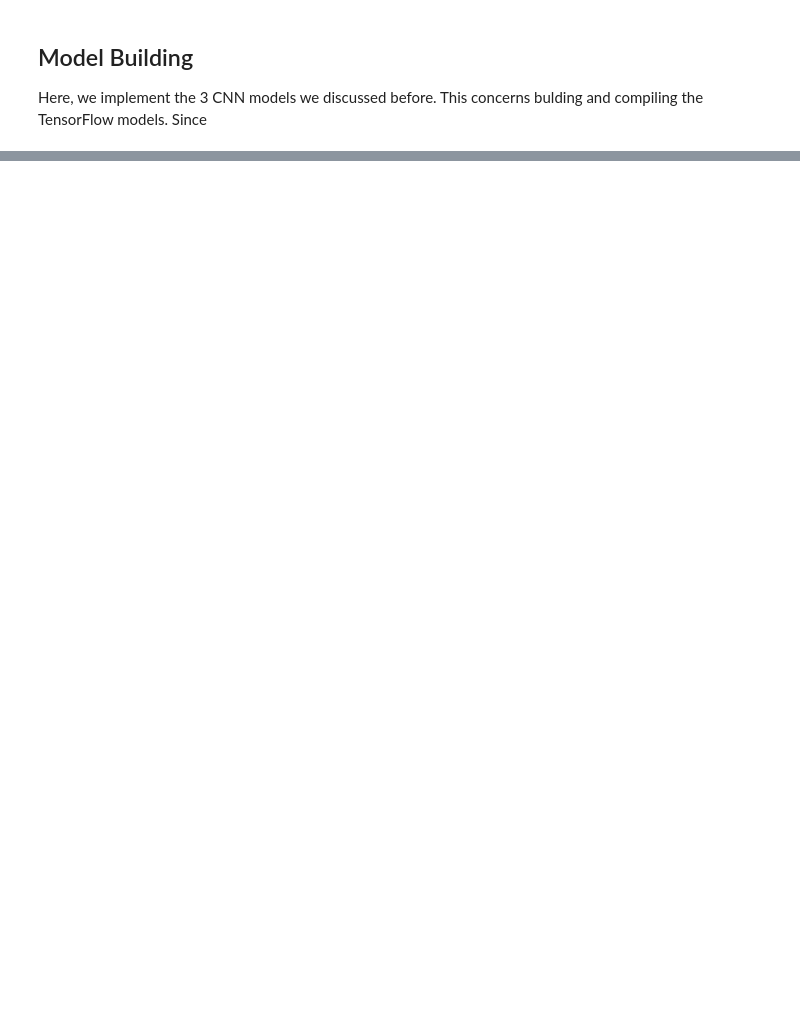
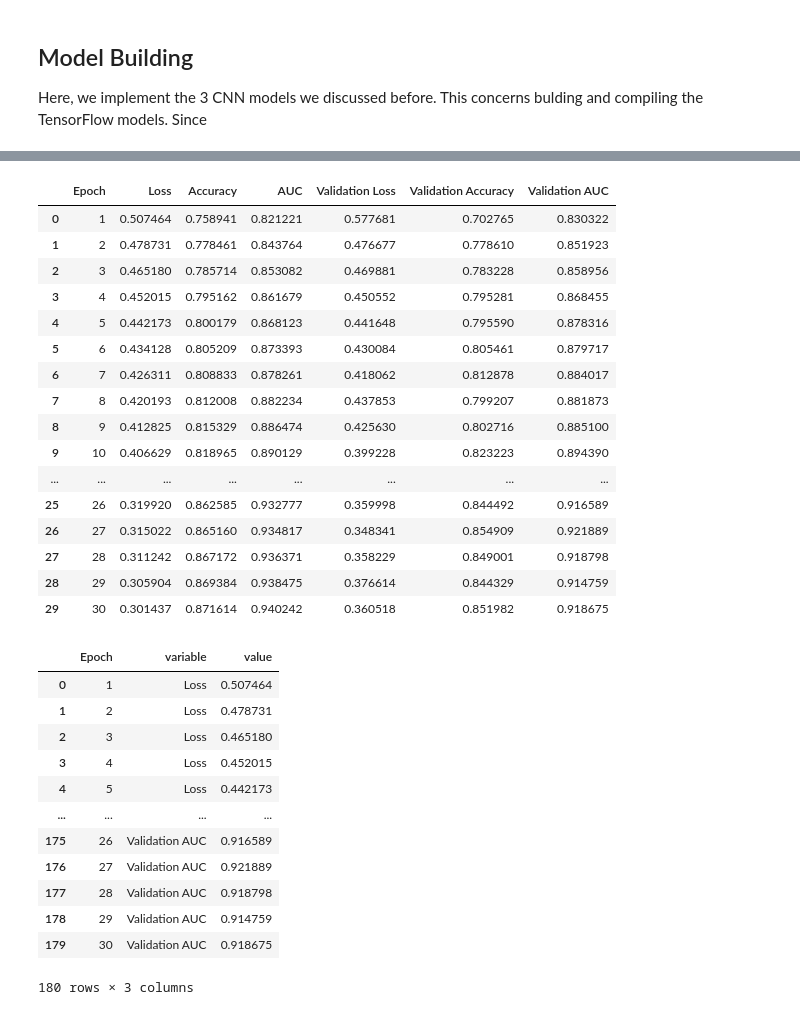
Before and after one commit to benjamin-ahlbrecht/histopathologic-cancer-detection, a Jupyter notebook: src/histopathologic_cancer_detection.ipynb, the cells around one changed output, grey strips where cells are left out. Saved outputs shown, nothing was run; the diff lists cells and outputs as text; code cells hidden in the pictures; blank space fills up the shorter version.

```diff
--- a/src/histopathologic_cancer_detection.ipynb
+++ b/src/histopathologic_cancer_detection.ipynb
@@ -347,16 +381,16 @@ dataset_full = (
         lambda x, y: (normalization(x), y),
         num_parallel_calls=tf.data.AUTOTUNE
     )
-    .cache()
+    .shuffle(len(IMAGE_LABELS))
 )
-
-dataset_full = dataset_full.shuffle(buffer_size, reshuffle_each_iteration=True)
 
 
 
 # Split the dataset into a training set, take batches, and prefetch for training
 dataset_train = (
     dataset_full.take(train_size)
+    .cache()
+    .shuffle(buffer_size, reshuffle_each_iteration=True)
     .batch(64)
     .prefetch(tf.data.AUTOTUNE)
 )
@@ -365,6 +399,7 @@ dataset_train = (
 # Do the same thing to produce a validation set
 dataset_validation = (
     dataset_full.skip(train_size)
+    .cache()
     .batch(64)
     .prefetch(tf.data.AUTOTUNE)
 )
@@ -374,16 +409,16 @@ Here, we implement the 3 CNN models we discussed before. This concerns bulding a
 # %%
 lenet = keras.Sequential([
     keras.layers.Input((36, 36, 3)),
-    keras.layers.Conv2D(filters=5, kernel_size=(5, 5), activation="relu"),
+    keras.layers.Conv2D(filters=6, kernel_size=(5, 5), activation="relu"),
     keras.layers.AveragePooling2D(),
 
-    keras.layers.Conv2D(filters=16, kernel_size=(5, 5), activation="relu"),
+    keras.layers.Conv2D(filters=12, kernel_size=(5, 5), activation="relu"),
     keras.layers.AveragePooling2D(),
 
     keras.layers.Flatten(),
 
     keras.layers.Dense(units=120, activation="relu"),
-    keras.layers.Dense(units=60, activation="relu"),
+    keras.layers.Dense(units=40, activation="relu"),
     keras.layers.Dense(units=1, activation="sigmoid")
 ])
 
@@ -394,7 +429,7 @@ lenet.compile(
 )
 
 callback = keras.callbacks.EarlyStopping(
-    monitor="loss",
+    monitor="val_auc",
     patience=3,
     restore_best_weights=True
 )
@@ -419,9 +454,10 @@ Trainable params: 78,957
 Non-trainable params: 0
 _________________________________________________________________
 # %%
+%%time
 history = lenet.fit(
     dataset_train,
-    epochs=5,
+    epochs=50,
     verbose=1,
     callbacks=[callback],
     validation_data=dataset_validation
@@ -433,0 +540,55 @@ KeyboardInterrupt:
+# %%
+# Create a dataframe from the training history
+source = (
+    pd.DataFrame(history.history)
+    .reset_index()
+    .rename(columns={
+        "index": "Epoch",
+        "loss": "Loss",
+        "accuracy": "Accuracy",
+        "auc": "AUC",
+        "val_loss": "Validation Loss",
+        "val_accuracy": "Validation Accuracy",
+        "val_auc": "Validation AUC"
+    })
+)
+
+source["Epoch"] += 1
+
+
+# Melt the data for multi-series plotting
+source_melt = source.melt(id_vars="Epoch")
+
+display(source)
+display(source_melt)
+# %% [output]
+|  | Epoch | Loss | Accuracy | AUC | Validation Loss | Validation Accuracy | Validation AUC |
+| 0 | 1 | 0.507464 | 0.758941 | 0.821221 | 0.577681 | 0.702765 | 0.830322 |
+| 1 | 2 | 0.478731 | 0.778461 | 0.843764 | 0.476677 | 0.778610 | 0.851923 |
+| 2 | 3 | 0.465180 | 0.785714 | 0.853082 | 0.469881 | 0.783228 | 0.858956 |
+| 3 | 4 | 0.452015 | 0.795162 | 0.861679 | 0.450552 | 0.795281 | 0.868455 |
+| 4 | 5 | 0.442173 | 0.800179 | 0.868123 | 0.441648 | 0.795590 | 0.878316 |
+| 5 | 6 | 0.434128 | 0.805209 | 0.873393 | 0.430084 | 0.805461 | 0.879717 |
+| 6 | 7 | 0.426311 | 0.808833 | 0.878261 | 0.418062 | 0.812878 | 0.884017 |
+| 7 | 8 | 0.420193 | 0.812008 | 0.882234 | 0.437853 | 0.799207 | 0.881873 |
+| 8 | 9 | 0.412825 | 0.815329 | 0.886474 | 0.425630 | 0.802716 | 0.885100 |
+| 9 | 10 | 0.406629 | 0.818965 | 0.890129 | 0.399228 | 0.823223 | 0.894390 |
+| ... | ... | ... | ... | ... | ... | ... | ... |
+| 25 | 26 | 0.319920 | 0.862585 | 0.932777 | 0.359998 | 0.844492 | 0.916589 |
+| 26 | 27 | 0.315022 | 0.865160 | 0.934817 | 0.348341 | 0.854909 | 0.921889 |
+| 27 | 28 | 0.311242 | 0.867172 | 0.936371 | 0.358229 | 0.849001 | 0.918798 |
+| 28 | 29 | 0.305904 | 0.869384 | 0.938475 | 0.376614 | 0.844329 | 0.914759 |
+| 29 | 30 | 0.301437 | 0.871614 | 0.940242 | 0.360518 | 0.851982 | 0.918675 |
+|  | Epoch | variable | value |
+| 0 | 1 | Loss | 0.507464 |
+| 1 | 2 | Loss | 0.478731 |
+| 2 | 3 | Loss | 0.465180 |
+| 3 | 4 | Loss | 0.452015 |
+| 4 | 5 | Loss | 0.442173 |
+| ... | ... | ... | ... |
+| 175 | 26 | Validation AUC | 0.916589 |
+| 176 | 27 | Validation AUC | 0.921889 |
+| 177 | 28 | Validation AUC | 0.918798 |
+| 178 | 29 | Validation AUC | 0.914759 |
+| 179 | 30 | Validation AUC | 0.918675 |
+180 rows × 3 columns
```
Also changed, not shown: parts of 10 cells of this notebook.
